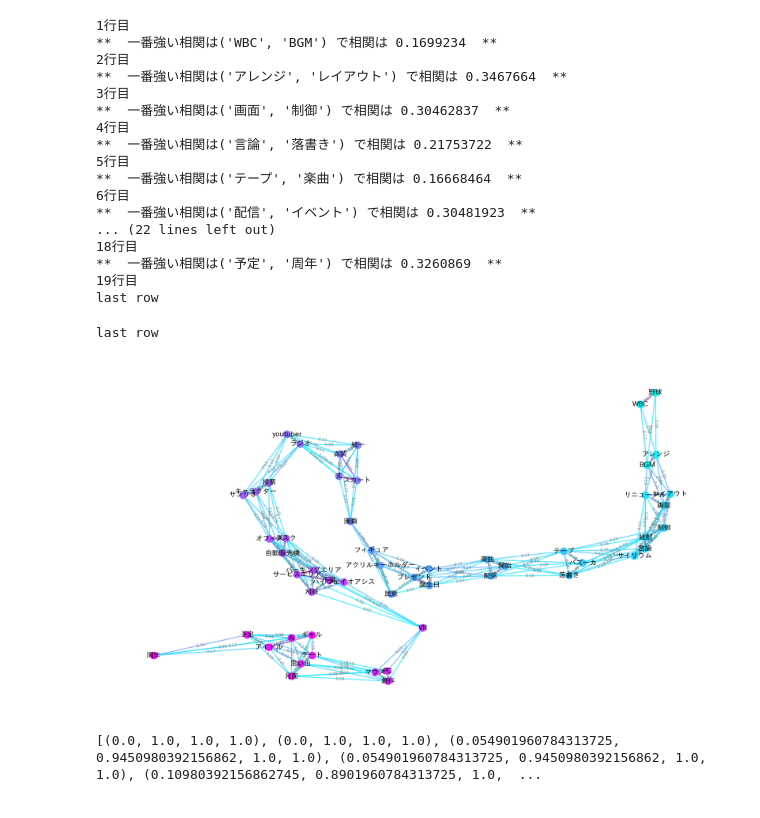
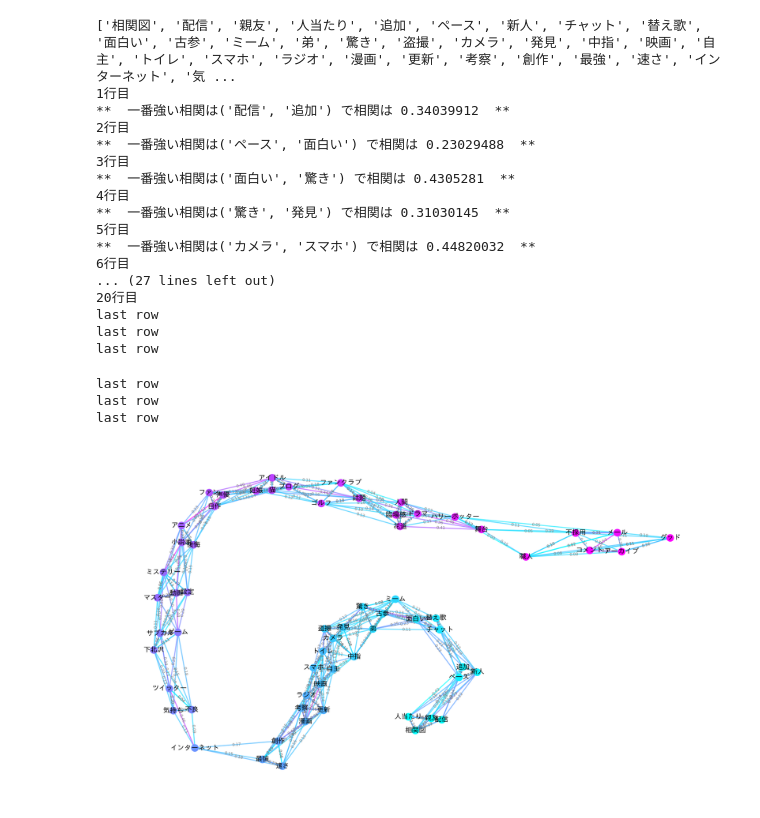
Before and after one commit to omikujiv/mukidou_zatsudan_view, a Jupyter notebook: test_word2Vec.ipynb, the cells around one changed output. Saved outputs shown, nothing was run; the diff lists cells and outputs as text; code cells hidden in the pictures.

```diff
--- a/test_word2Vec.ipynb
+++ b/test_word2Vec.ipynb
@@ -19,3 +20,6 @@ model_path = 'dic/chive-1.2-mc5_gensim/chive-1.2-mc5.kv'
 # %%
 # model read
 wv = gensim.models.KeyedVectors.load(model_path)
+# %%
+# CSVfile パス
+csv_file_path = 'words.csv'
@@ -22,11 +59,18 @@ wv = gensim.models.KeyedVectors.load(model_path)
 # %%
 # read csv
 words=[]
-with open('words.csv', 'r', encoding='SHIFT_JIS') as f:
+with open(csv_file_path, 'r', encoding='SHIFT_JIS') as f:
     reader = csv.reader(f)
     for row in reader:
         #print(row[0])
         words.append(row)
+
+# 単語が辞書にあるかチェック
+# ここで止まる倍はcsvを編集してください
+# KeyedVectorsの辞書に含まれる単語を格納するリスト
+ck_csv(words, wv)
+ck_csv_same(words)
+
 
 i = 0
 # 1行ごと
@@ -57,23 +101,23 @@ for row in words:
         max_value = my_dict[max_key]
         print('**  一番強い相関は'+str(my_dict[max_key])+' で相関は '+str(max_key)+'  **')
 # %% [output]
+['相関図', '配信', '親友', '人当たり', '追加', 'ペース', '新人', 'チャット', '替え歌', '面白い', '古参', 'ミーム', '弟', '驚き', '盗撮', 'カメラ', '発見', '中指', '映画', '自主', 'トイレ', 'スマホ', 'ラジオ', '漫画', '更新', '考察', '創作', '最強', '速さ', 'インターネット', '気 ...
 1行目
-**  一番強い相関は('WBC', 'BGM') で相関は 0.1699234  **
+**  一番強い相関は('配信', '追加') で相関は 0.34039912  **
 2行目
-**  一番強い相関は('アレンジ', 'レイアウト') で相関は 0.3467664  **
+**  一番強い相関は('ペース', '面白い') で相関は 0.23029488  **
 3行目
-**  一番強い相関は('画面', '制御') で相関は 0.30462837  **
+**  一番強い相関は('面白い', '驚き') で相関は 0.4305281  **
 4行目
-**  一番強い相関は('言論', '落書き') で相関は 0.21753722  **
+**  一番強い相関は('驚き', '発見') で相関は 0.31030145  **
 5行目
-**  一番強い相関は('テープ', '楽曲') で相関は 0.16668464  **
+**  一番強い相関は('カメラ', 'スマホ') で相関は 0.44820032  **
 6行目
-**  一番強い相関は('配信', 'イベント') で相関は 0.30481923  **
-... (22 lines left out)
-18行目
-**  一番強い相関は('予定', '周年') で相関は 0.3260869  **
-19行目
+... (27 lines left out)
+20行目
 last row
+last row
+last row
 # %%
 # 単語のリストを作成
 word_list = []
@@ -96,6 +140,7 @@ G = nx.DiGraph()
 #for i in range(len(word_list)):
  #   G.add_node(word_list[i])
 
+counter = 0
 i=0
 node_colors = []
 L = []
@@ -113,6 +158,7 @@ for row in words:
             G.add_node(word)
             #L.append(word)
             node_colors.append(i-1)
+            counter+=1
             if i != len(words):# 最後以外の行
                 # 同話題内の単語との相関計算
                 for word_same in row:
@@ -125,7 +171,13 @@ for row in words:
                         #print(word+ '   ' +word_next +'  ' +str( wv.similarity(word,word_next) ))
                         G.add_edge(word, word_next, weight=wv.similarity(word,word_next))
             else:#最後の行
+                # 同話題内の単語との相関計算
+                for word_same in row:
+                    if word_same!='':
+                        if word_same!=word:
+                            G.add_edge(word, word_same, weight=wv.similarity(word,word_same))
                 print('last row')
+
 
 
 node_colors = [x / max(node_colors) for x in node_colors]
@@ -141,38 +193,37 @@ max_weight = max([edge[2]["weight"] for edge in G.edges(data=True)])
 # カラーマップ生成
 colmap = "cool"
 cmap = plt.get_cmap(colmap)
-node_circular_list = [cmap(color) for color in node_colors]
+node_color_list = [cmap(color) for color in node_colors]
 # 重みの最大値を取得する
 max_weight = max([edge[2]["weight"] for edge in G.edges(data=True)])
 edge_color_list = [cmap(edge[2]["weight"]/max_weight) for edge in G.edges(data=True)]
 
 # グラフを描画する
 plt.figure(figsize=(16*1.4, 9*1.4))
 #pos = nx.spring_layout(G, weight='weight')
 
 #pos[words[0][0]] = (0,0)
 # レイアウトアルゴリズムによる座標の計算
 #pos.update(nx.spring_layout(G))
 pos = nx.spring_layout(G, weight='weight')
 #print(pos)
 nx.draw_networkx_nodes(G, pos, node_size=200, node_color=node_color_list, cmap=plt.get_cmap(colmap) )
 nx.draw_networkx_labels(G, pos, font_size=14, font_family="IPAexGothic")
 #labels = nx.get_edge_attributes(G, "weight")
 edges = G.edges(data=True)
 
 nx.draw_networkx_edges(G, pos, edgelist=edges, edge_color=edge_color_list, width=2, alpha=0.7, arrows=False)
 labels = {(u, v): format(d['weight'], '.2f') for u, v, d in G.edges(data=True)}
 nx.draw_networkx_edge_labels(G, pos, edge_labels=labels,font_color='gray', font_size=8,bbox=dict(facecolor='none',edgecolor='none', alpha=1))
 
 plt.axis("off")
 plt.savefig('all_edge.png')
 plt.show()
-
-print(node_color_list)
 # %% [output]
 last row
+last row
+last row
-[figure, old version]
+[figure, new version]
-[(0.0, 1.0, 1.0, 1.0), (0.0, 1.0, 1.0, 1.0), (0.054901960784313725, 0.9450980392156862, 1.0, 1.0), (0.054901960784313725, 0.9450980392156862, 1.0, 1.0), (0.10980392156862745, 0.8901960784313725, 1.0,  ...
 # %%
 # NetworkXのグラフオブジェクトを作成する
 G = nx.DiGraph()
```
Also changed, not shown: parts of 6 cells of this notebook.
